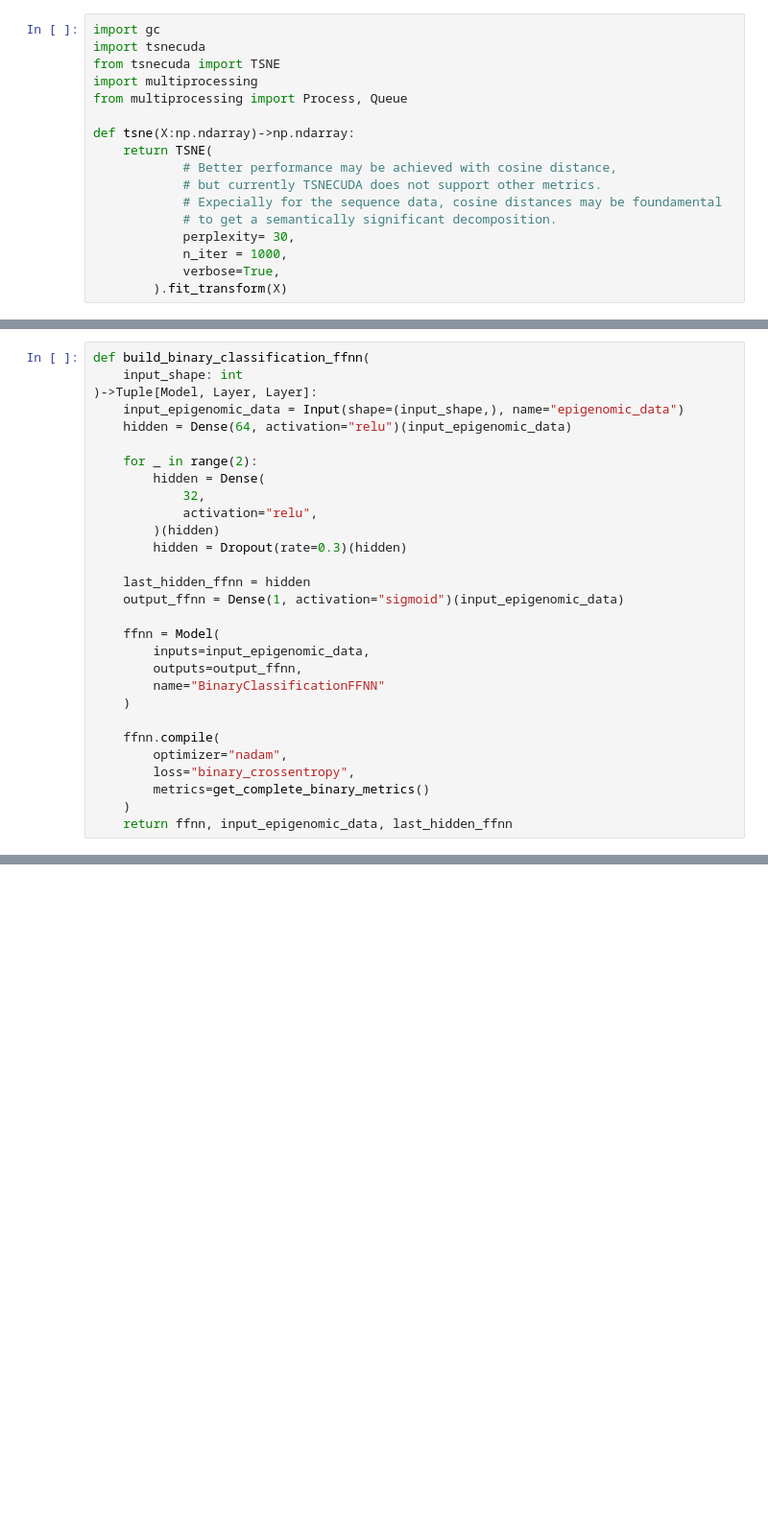
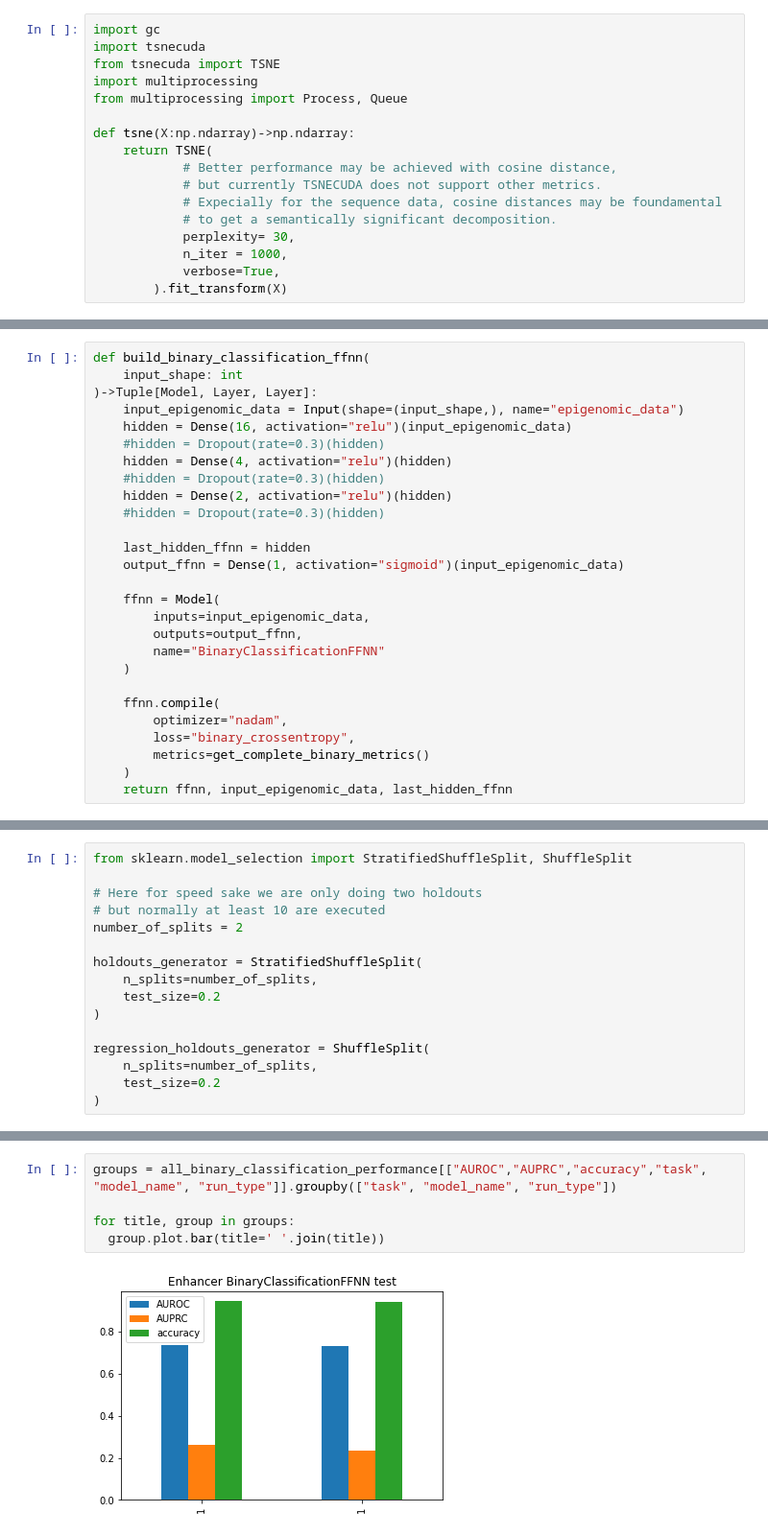
Before and after one commit to ndrep/bioinformatics, a Jupyter notebook: Bioinformatic_project.ipynb, the cells around one changed output, grey strips where cells are left out. Shown: that part at 96% size. Saved outputs shown, nothing was run; the diff lists cells and outputs as text; blank space fills up the shorter version.

```diff
--- a/Bioinformatic_project.ipynb
+++ b/Bioinformatic_project.ipynb
@@ -654,14 +645,12 @@ def build_binary_classification_ffnn(
     input_shape: int
 )->Tuple[Model, Layer, Layer]:
     input_epigenomic_data = Input(shape=(input_shape,), name="epigenomic_data")
-    hidden = Dense(64, activation="relu")(input_epigenomic_data)
-
-    for _ in range(2):
-        hidden = Dense(
-            32,
-            activation="relu",
-        )(hidden)
-        hidden = Dropout(rate=0.3)(hidden)
+    hidden = Dense(16, activation="relu")(input_epigenomic_data)
+    #hidden = Dropout(rate=0.3)(hidden)
+    hidden = Dense(4, activation="relu")(hidden)
+    #hidden = Dropout(rate=0.3)(hidden)
+    hidden = Dense(2, activation="relu")(hidden)
+    #hidden = Dropout(rate=0.3)(hidden)
 
     last_hidden_ffnn = hidden
     output_ffnn = Dense(1, activation="sigmoid")(input_epigenomic_data)
@@ -680,0 +794,16 @@ def build_binary_classification_ffnn(
+# %%
+from sklearn.model_selection import StratifiedShuffleSplit, ShuffleSplit
+
+# Here for speed sake we are only doing two holdouts
+# but normally at least 10 are executed
+number_of_splits = 2
+
+holdouts_generator = StratifiedShuffleSplit(
+    n_splits=number_of_splits,
+    test_size=0.2
+)
+
+regression_holdouts_generator = ShuffleSplit(
+    n_splits=number_of_splits,
+    test_size=0.2
+)
@@ -680,0 +883,7 @@ def build_binary_classification_ffnn(
+# %%
+groups = all_binary_classification_performance[["AUROC","AUPRC","accuracy","task", "model_name", "run_type"]].groupby(["task", "model_name", "run_type"])
+
+for title, group in groups:
+  group.plot.bar(title=' '.join(title))
+# %% [output]
+[figure, added]
```
Also changed, not shown: parts of 28 cells of this notebook.
